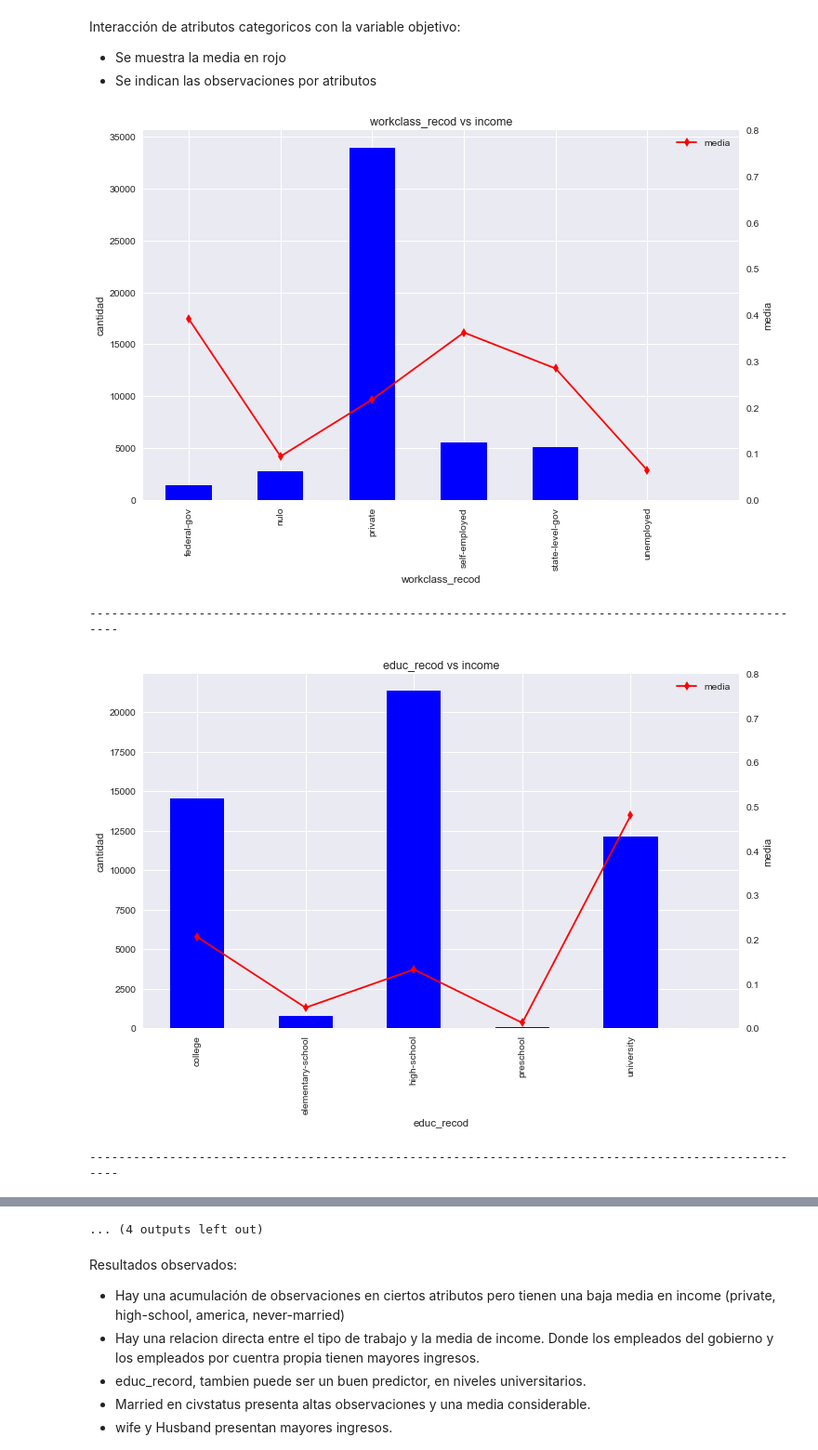
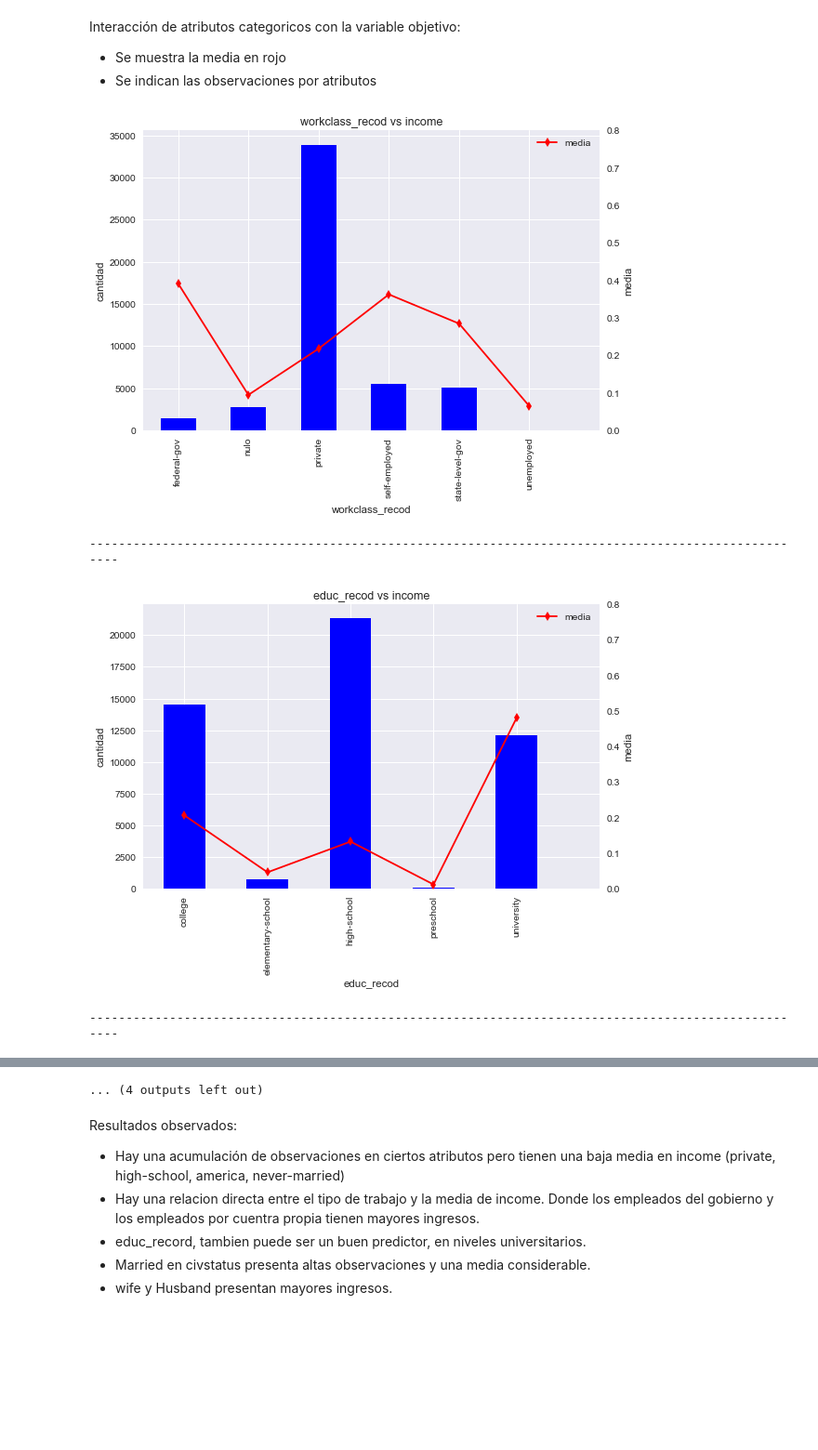
Before and after one commit to antosource/CursoDataScience, a Jupyter notebook: FundamentosDataScience/PruebaSalida/Hito2/Determinantes_del_ingreso.ipynb, the cells around one changed output, grey strips where cells are left out. Shown: that part at 93% size. Drawn from its saved outputs; the diff is of its cells as text; code cells hidden in the pictures; blank space fills up the shorter version.

```diff
--- a/FundamentosDataScience/PruebaSalida/Hito2/Determinantes_del_ingreso.ipynb
+++ b/FundamentosDataScience/PruebaSalida/Hito2/Determinantes_del_ingreso.ipynb
@@ -140,16 +131,16 @@ Interacción de atributos categoricos con la variable objetivo:
 # %%
 var_obj = 'income'
 for col in cal(df).loc[cal(df).tipo == 'object'].index:
     df_group = df.fillna('nulo').groupby(col).agg({var_obj: ['count', 'mean']})
     df_group.columns = ['cantidad', 'media']
     df_group = df_group.reset_index()
     titulo = f'{col} vs {var_obj}'
-    cross_plot(df_group, 'cantidad', 'media', col, size=(10, 7),
+    cross_plot(df_group, 'cantidad', 'media', col, size=(8, 6),
                     xlim =(-0.5, df_group.shape[0]),
                     ylim=(0, 0.8), titulo=titulo, order=0, medias=0)
     print('-'*100)
 # %% [output]
-[figure, old version]
+[figure, new version]
 ----------------------------------------------------------------------------------------------------
-[figure, old version]
+[figure, new version]
 ----------------------------------------------------------------------------------------------------
```
Also changed, not shown: parts of 9 cells of this notebook, 6 other files.
